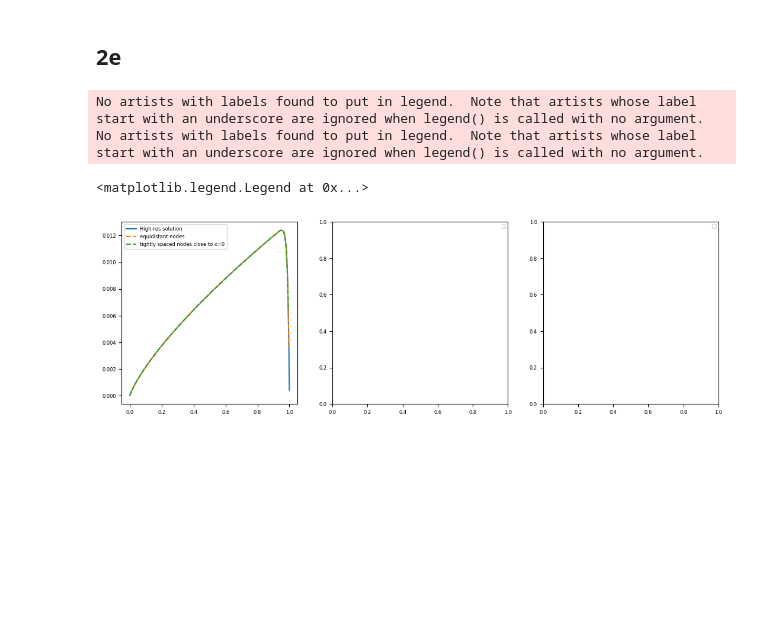
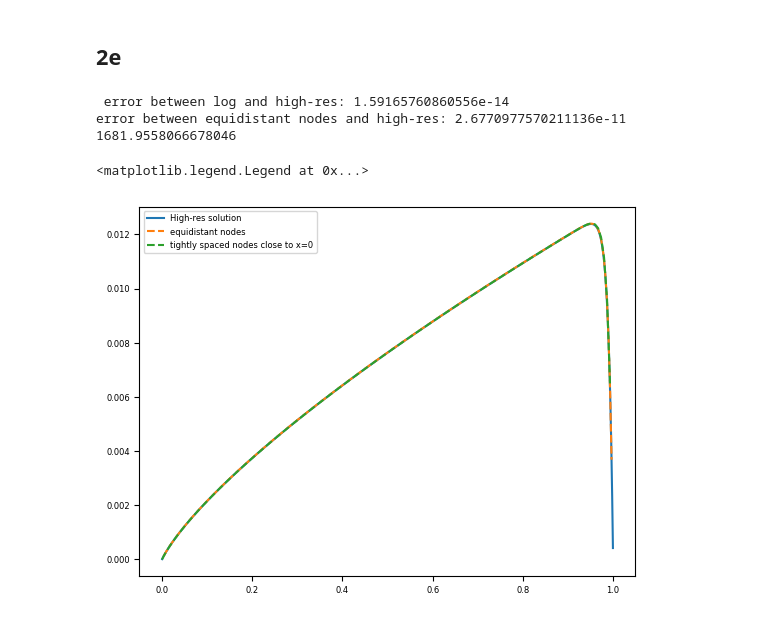
Before and after one commit to martinsw01/numdiff_p2, a Jupyter notebook: example.ipynb, the cells around one changed output. Saved outputs shown, nothing was run; the diff lists cells and outputs as text; code cells hidden in the pictures; blank space fills up the shorter version.

```diff
--- a/example.ipynb
+++ b/example.ipynb
@@ -354,6 +385,11 @@ def nonuniform_nodes(start, end, num_nodes):
     f = lambda x: start + (end - start) * x ** 2
     nodes = f(t)
     return nodes
+
+def L2_error_(X_num, X_exact, u_num, u_exact):
+    u_interp_num = interp1d(X_num, [0] + list(u_num) + [0], assume_sorted=True)  # Linear interpolation
+    u_interp_exact = interp1d(X_exact, [0] + list(u_exact) + [0], assume_sorted=True)
+    return quadrature(lambda x: (u_interp_num(x) - u_interp_exact(x))**2, 0, 1, maxiter=1000)[0]
 # %%
 M = 300
 alpha = 1
@@ -361,43 +397,44 @@ b = 100
 c = 1
 
 # with equidistant nodes
 X = np.linspace(0, 1, M)
 H = np.diff(X)
 A = stiffness_matrix(alpha, b, c, H, M)
 F = load_vector(u2e, X, M)
 U = np.linalg.solve(A, F)
 
 # with more nodes close to x=0
 log_X = np.flip(1/np.logspace(0, 2, M))
 log_X = nonuniform_nodes(0,1,M)
 log_H = np.diff(log_X)
 log_A = stiffness_matrix(alpha, b, c, log_H, M)
 log_F = load_vector(u2e, log_X, M)
 log_U = np.linalg.solve(log_A, log_F)
 
 # high resolution solution
 hrM = 3000
 hrX = np.linspace(0, 1, hrM)
 hrH = np.diff(hrX)
 hrA = stiffness_matrix(alpha, b, c, hrH, hrM)
 hrF = load_vector(u2e, hrX, hrM)
 hrU = np.linalg.solve(hrA, hrF)
 
 # finding error between high res and the thwo others
-hr_log_error_U =
+hr_log_error_U = L2_error_(log_X, hrX, log_U, hrU)
+print(f' error between log and high-res: {hr_log_error_U}')
+hr__error_U = L2_error_(X, hrX, U, hrU)
+print(f'error between equidistant nodes and high-res: {hr__error_U}')
+print(hr__error_U/hr_log_error_U)
 
 # plotting
-fig, (ax1, ax2, ax3) = plt.subplots(1, 3)
-fig.set_figwidth(13)
-fig.set_figheight(4)
-ax1.plot(hrX[1:-1], hrU, label='High-res solution')
-ax1.plot(X[1:-1], U, label='equidistant nodes', linestyle='dashed')
-ax1.plot(log_X[1:-1], log_U, label='tightly spaced nodes close to x=0', linestyle='dashed')
-ax1.legend()
-ax2.legend()
-ax3.legend()
+plt.figure()
+plt.plot(hrX[1:-1], hrU, label='High-res solution')
+plt.plot(X[1:-1], U, label='equidistant nodes', linestyle='dashed')
+plt.plot(log_X[1:-1], log_U, label='tightly spaced nodes close to x=0', linestyle='dashed')
+plt.legend()
 # %% [output]
-No artists with labels found to put in legend.  Note that artists whose label start with an underscore are ignored when legend() is called with no argument.
-No artists with labels found to put in legend.  Note that artists whose label start with an underscore are ignored when legend() is called with no argument.
+ error between log and high-res: 1.59165760860556e-14
+error between equidistant nodes and high-res: 2.6770977570211136e-11
+1681.9558066678046
 <matplotlib.legend.Legend at 0x...>
-[figure, old version]
+[figure, new version]
```
Also changed, not shown: parts of 3 cells of this notebook.
